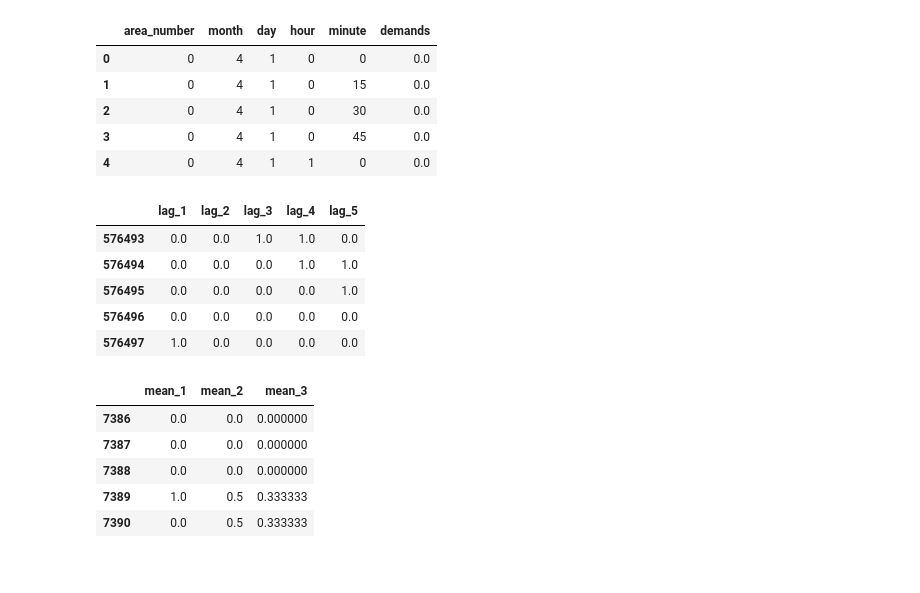
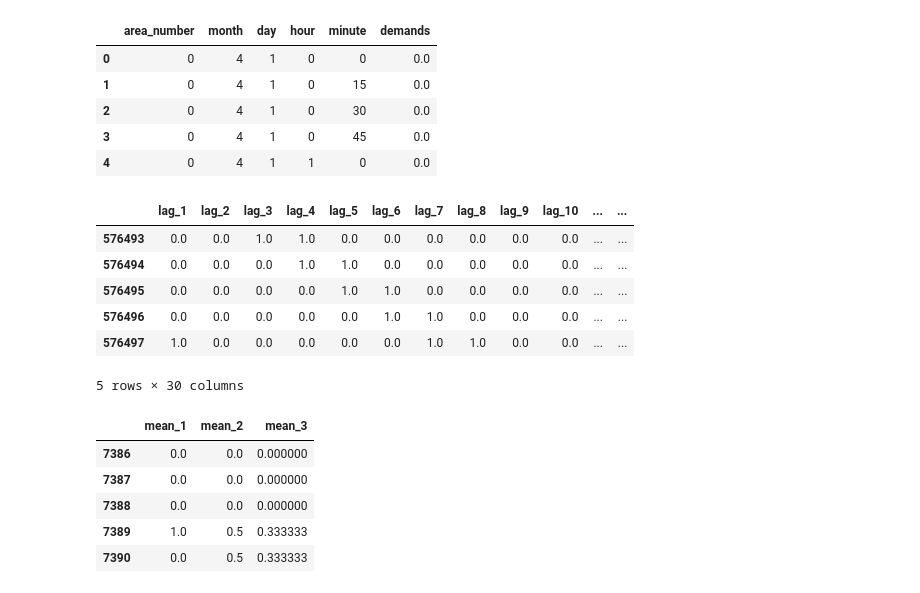
Before and after one commit to isel-har/uber_42, a Jupyter notebook: Untitled0.ipynb, the cells around one changed output. Drawn from its saved outputs; the diff is of its cells as text; code cells hidden in the pictures.

```diff
--- a/Untitled0.ipynb
+++ b/Untitled0.ipynb
@@ -168,13 +177,14 @@ time_df.head()
 | 3 | 0 | 4 | 1 | 0 | 45 | 0.0 |
 | 4 | 0 | 4 | 1 | 1 | 0 | 0.0 |
 # %%
-lags_df = create_areas_lag_features(cleaned_train)
+lags_df = create_areas_lag_features(cleaned_train, nlags=30)
 lags_df.tail()
 # %% [output]
-|  | lag_1 | lag_2 | lag_3 | lag_4 | lag_5 |
-| 576493 | 0.0 | 0.0 | 1.0 | 1.0 | 0.0 |
-| 576494 | 0.0 | 0.0 | 0.0 | 1.0 | 1.0 |
-| 576495 | 0.0 | 0.0 | 0.0 | 0.0 | 1.0 |
-| 576496 | 0.0 | 0.0 | 0.0 | 0.0 | 0.0 |
-| 576497 | 1.0 | 0.0 | 0.0 | 0.0 | 0.0 |
+|  | lag_1 | lag_2 | lag_3 | lag_4 | lag_5 | lag_6 | lag_7 | lag_8 | lag_9 | lag_10 | ... | ... |
+| 576493 | 0.0 | 0.0 | 1.0 | 1.0 | 0.0 | 0.0 | 0.0 | 0.0 | 0.0 | 0.0 | ... | ... |
+| 576494 | 0.0 | 0.0 | 0.0 | 1.0 | 1.0 | 0.0 | 0.0 | 0.0 | 0.0 | 0.0 | ... | ... |
+| 576495 | 0.0 | 0.0 | 0.0 | 0.0 | 1.0 | 1.0 | 0.0 | 0.0 | 0.0 | 0.0 | ... | ... |
+| 576496 | 0.0 | 0.0 | 0.0 | 0.0 | 0.0 | 1.0 | 1.0 | 0.0 | 0.0 | 0.0 | ... | ... |
+| 576497 | 1.0 | 0.0 | 0.0 | 0.0 | 0.0 | 0.0 | 1.0 | 1.0 | 0.0 | 0.0 | ... | ... |
+5 rows × 30 columns
 # %%
```
Also changed, not shown: parts of 11 cells of this notebook.
